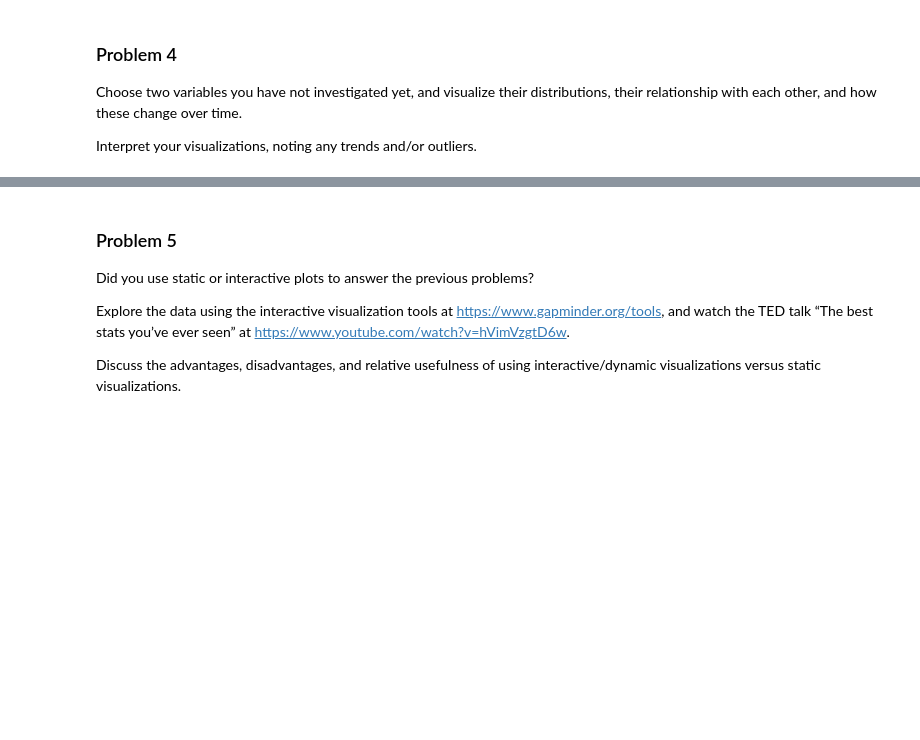
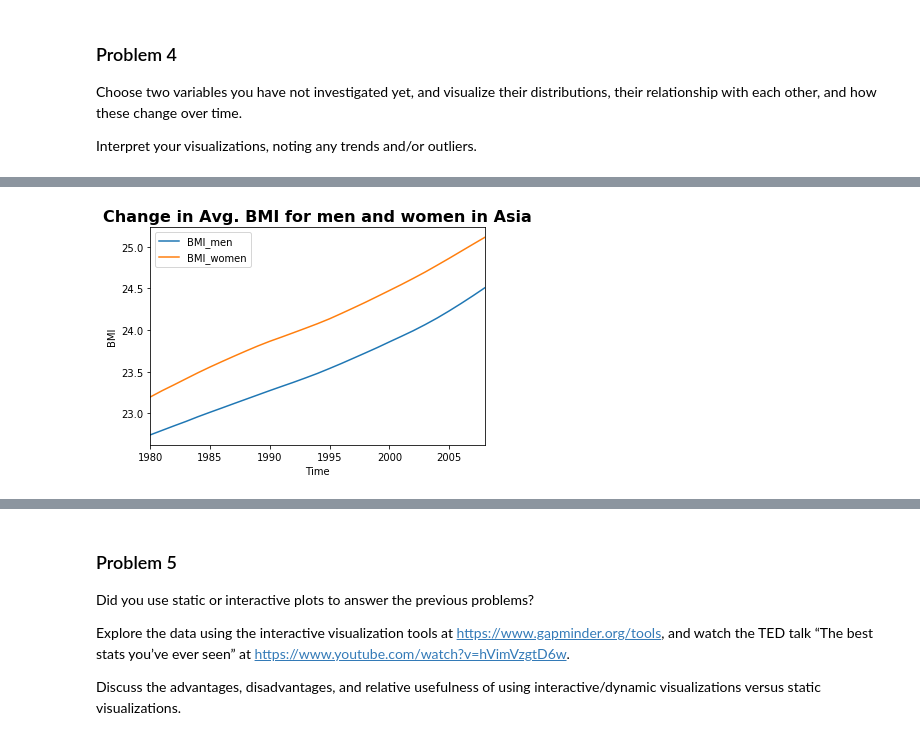
Before and after one commit to nanavatirutu/DS5500, a Jupyter notebook: Assignment 1.ipynb, the cells around one changed output, grey strips where cells are left out. Cells and saved outputs as stored; diff of their text form; code cells hidden in the pictures; blank space fills up the shorter version.

```diff
--- a/Assignment 1.ipynb
+++ b/Assignment 1.ipynb
@@ -346,0 +384,11 @@ Interpret your visualizations, noting any trends and/or outliers.
+# %%
+bmi[bmi.alpha2 == 'AS'].set_index('time').plot()
+
+plt.title("Change in Avg. BMI for men and women in Asia", fontsize=16, fontweight='bold')
+
+plt.xlabel("Time")
+plt.ylabel("BMI")
+
+plt.show()
+# %% [output]
+[figure, added]
```
Also changed, not shown: parts of 10 cells of this notebook, 7 other files.
